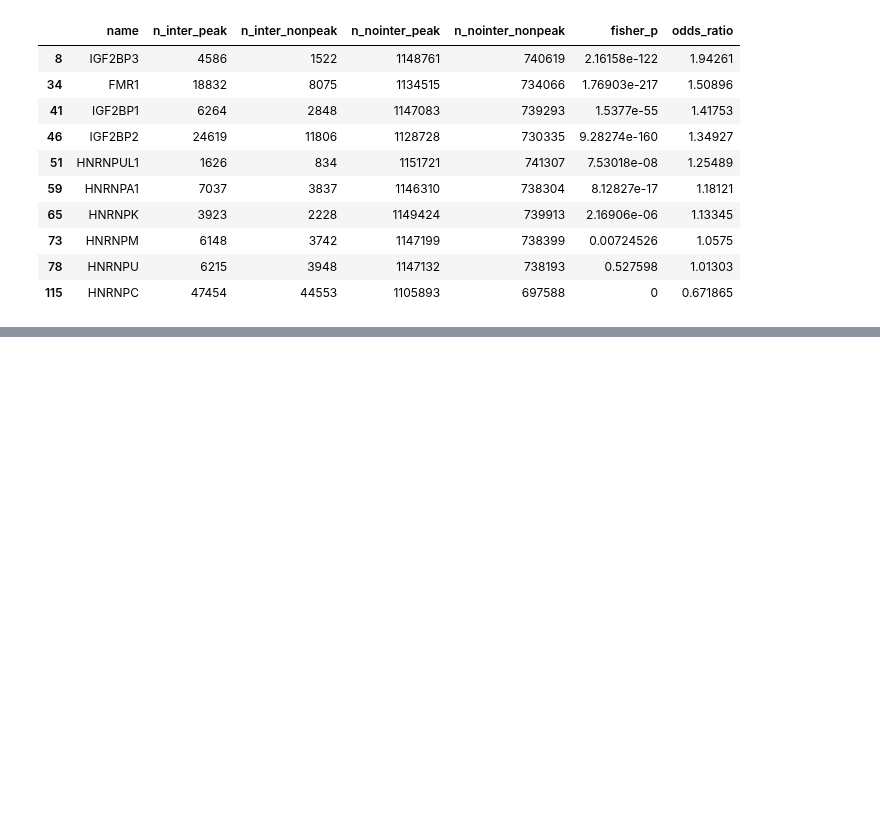
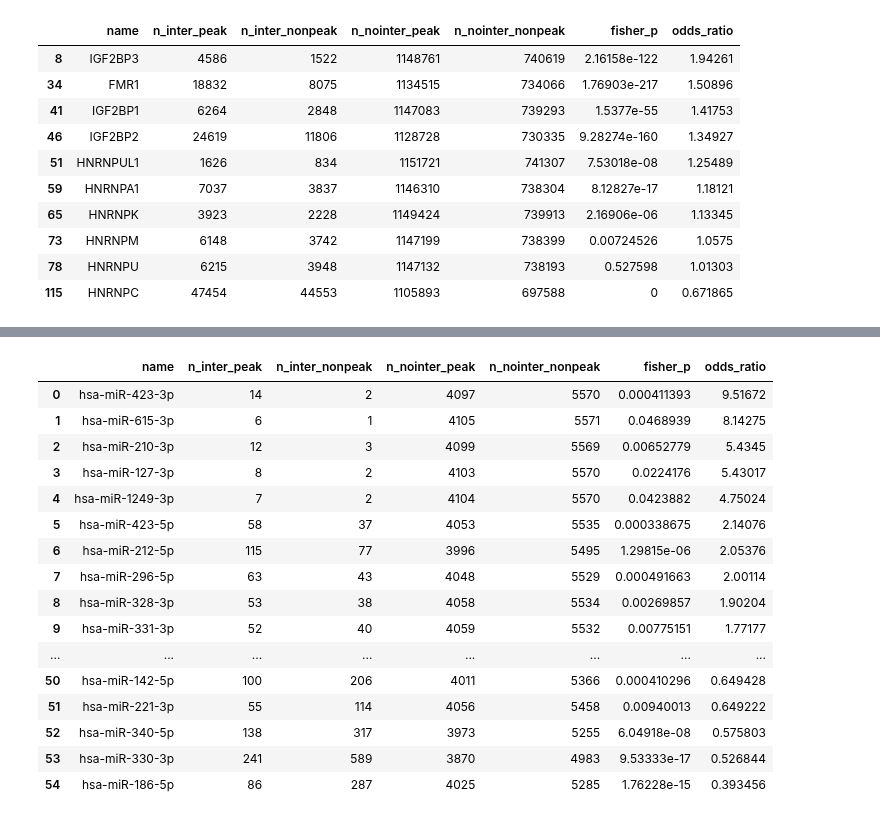
Before and after one commit to xinhe-lab/m6A-ASE, a Jupyter notebook: peaks.ipynb, the cells around one changed output, grey strips where cells are left out. Cells and saved outputs as stored; diff of their text form; code cells hidden in the pictures; blank space fills up the shorter version.

Commit message:
add Fisher's test of microRNA intersect with m6A peak/nonpeak

```diff
--- a/peaks.ipynb
+++ b/peaks.ipynb
@@ -29,3 +29,9 @@ input_intersect_nonpeak = f"{path}/Data/metApeakFisher/nonpeak.intersect.RBP.bed
 # smb://helabdata1.uchicago.edu/m6aqtl/peakcalling/WASP201712_metApeakFisher_merged/JointPeak_merged/
 input_intersect_peak_merged = f"{path}/Data/metApeakFisher/peak.merged.intersect.RBP.bed"
 output_m6A_peak_merged = f"{path}/Data/metApeakFisher/joint_merged_peaks_counts.bed"
+# microRNA
+input_miRNA = f"{path}/Data/miRNA_target_in_YRI_LCLs.bed"
+output_miRNA = f"{path}/Data/miRNA.bed"
+input_intersect_peak_miRNA = f"{path}/Data/metApeakFisher/peak.intersect.miRNA.bed"
+input_intersect_peak_merged_miRNA = f"{path}/Data/metApeakFisher/peak.merged.intersect.miRNA.bed"
+input_intersect_nonpeak_miRNA = f"{path}/Data/metApeakFisher/nonpeak.intersect.miRNA.bed"
@@ -176,0 +235,26 @@ fisher_peak_unmerge[fisher_peak_unmerge["name"].isin(RBPs)]
+# %%
+fn4 = input_intersect_peak_miRNA
+fn5 = input_intersect_nonpeak_miRNA
+fn6 = input_intersect_peak_merged_miRNA
+fisher_peak_merge_miRNA = get_fisher(peak_fn = fn4, nonpeak_fn = fn5)
+fisher_peak_unmerge_miRNA = get_fisher(peak_fn = fn6, nonpeak_fn = fn5)
+# %%
+fisher_peak_merge_miRNA.sort_values(by = ["odds_ratio"], ascending = False)
+# %% [output]
+|  | name | n_inter_peak | n_inter_nonpeak | n_nointer_peak | n_nointer_nonpeak | fisher_p | odds_ratio |
+| 0 | hsa-miR-423-3p | 14 | 2 | 4097 | 5570 | 0.000411393 | 9.51672 |
+| 1 | hsa-miR-615-3p | 6 | 1 | 4105 | 5571 | 0.0468939 | 8.14275 |
+| 2 | hsa-miR-210-3p | 12 | 3 | 4099 | 5569 | 0.00652779 | 5.4345 |
+| 3 | hsa-miR-127-3p | 8 | 2 | 4103 | 5570 | 0.0224176 | 5.43017 |
+| 4 | hsa-miR-1249-3p | 7 | 2 | 4104 | 5570 | 0.0423882 | 4.75024 |
+| 5 | hsa-miR-423-5p | 58 | 37 | 4053 | 5535 | 0.000338675 | 2.14076 |
+| 6 | hsa-miR-212-5p | 115 | 77 | 3996 | 5495 | 1.29815e-06 | 2.05376 |
+| 7 | hsa-miR-296-5p | 63 | 43 | 4048 | 5529 | 0.000491663 | 2.00114 |
+| 8 | hsa-miR-328-3p | 53 | 38 | 4058 | 5534 | 0.00269857 | 1.90204 |
+| 9 | hsa-miR-331-3p | 52 | 40 | 4059 | 5532 | 0.00775151 | 1.77177 |
+| ... | ... | ... | ... | ... | ... | ... | ... |
+| 50 | hsa-miR-142-5p | 100 | 206 | 4011 | 5366 | 0.000410296 | 0.649428 |
+| 51 | hsa-miR-221-3p | 55 | 114 | 4056 | 5458 | 0.00940013 | 0.649222 |
+| 52 | hsa-miR-340-5p | 138 | 317 | 3973 | 5255 | 6.04918e-08 | 0.575803 |
+| 53 | hsa-miR-330-3p | 241 | 589 | 3870 | 4983 | 9.53333e-17 | 0.526844 |
+| 54 | hsa-miR-186-5p | 86 | 287 | 4025 | 5285 | 1.76228e-15 | 0.393456 |
```
Also changed, not shown: parts of 11 cells of this notebook, 4 other files.
